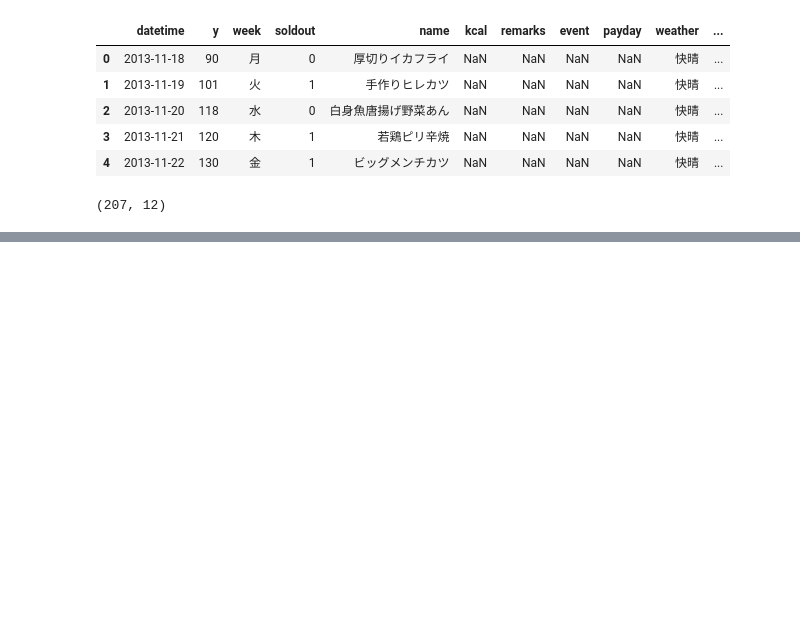
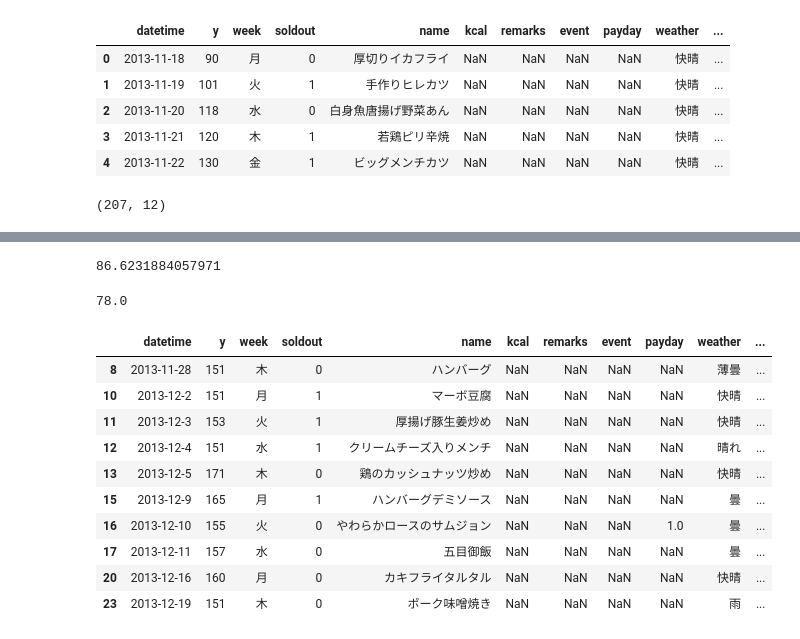
Before and after one commit to umanari145/python_ai, a Jupyter notebook: zerokara_data.ipynb, the cells around one changed output, grey strips where cells are left out. Saved outputs shown, nothing was run; the diff lists cells and outputs as text; code cells hidden in the pictures; blank space fills up the shorter version.

```diff
--- a/zerokara_data.ipynb
+++ b/zerokara_data.ipynb
@@ -27,0 +53,25 @@ train.shape
+# %%
+# yの平均値
+train["y"].mean()
+# %% [output]
+86.6231884057971
+# %%
+#yの中央値
+train["y"].median()
+# %% [output]
+78.0
+# %%
+# yが150以上になっている場合
+train[train["y"]>=150]
+# %% [output]
+|  | datetime | y | week | soldout | name | kcal | remarks | event | payday | weather | ... |
+| 8 | 2013-11-28 | 151 | 木 | 0 | ハンバーグ | NaN | NaN | NaN | NaN | 薄曇 | ... |
+| 10 | 2013-12-2 | 151 | 月 | 1 | マーボ豆腐 | NaN | NaN | NaN | NaN | 快晴 | ... |
+| 11 | 2013-12-3 | 153 | 火 | 1 | 厚揚げ豚生姜炒め | NaN | NaN | NaN | NaN | 快晴 | ... |
+| 12 | 2013-12-4 | 151 | 水 | 1 | クリームチーズ入りメンチ | NaN | NaN | NaN | NaN | 晴れ | ... |
+| 13 | 2013-12-5 | 171 | 木 | 0 | 鶏のカッシュナッツ炒め | NaN | NaN | NaN | NaN | 快晴 | ... |
+| 15 | 2013-12-9 | 165 | 月 | 1 | ハンバーグデミソース | NaN | NaN | NaN | NaN | 曇 | ... |
+| 16 | 2013-12-10 | 155 | 火 | 0 | やわらかロースのサムジョン | NaN | NaN | NaN | 1.0 | 曇 | ... |
+| 17 | 2013-12-11 | 157 | 水 | 0 | 五目御飯 | NaN | NaN | NaN | NaN | 曇 | ... |
+| 20 | 2013-12-16 | 160 | 月 | 0 | カキフライタルタル | NaN | NaN | NaN | NaN | 快晴 | ... |
+| 23 | 2013-12-19 | 151 | 木 | 0 | ポーク味噌焼き | NaN | NaN | NaN | NaN | 雨 | ... |
```
Also changed, not shown: parts of 10 cells of this notebook.
